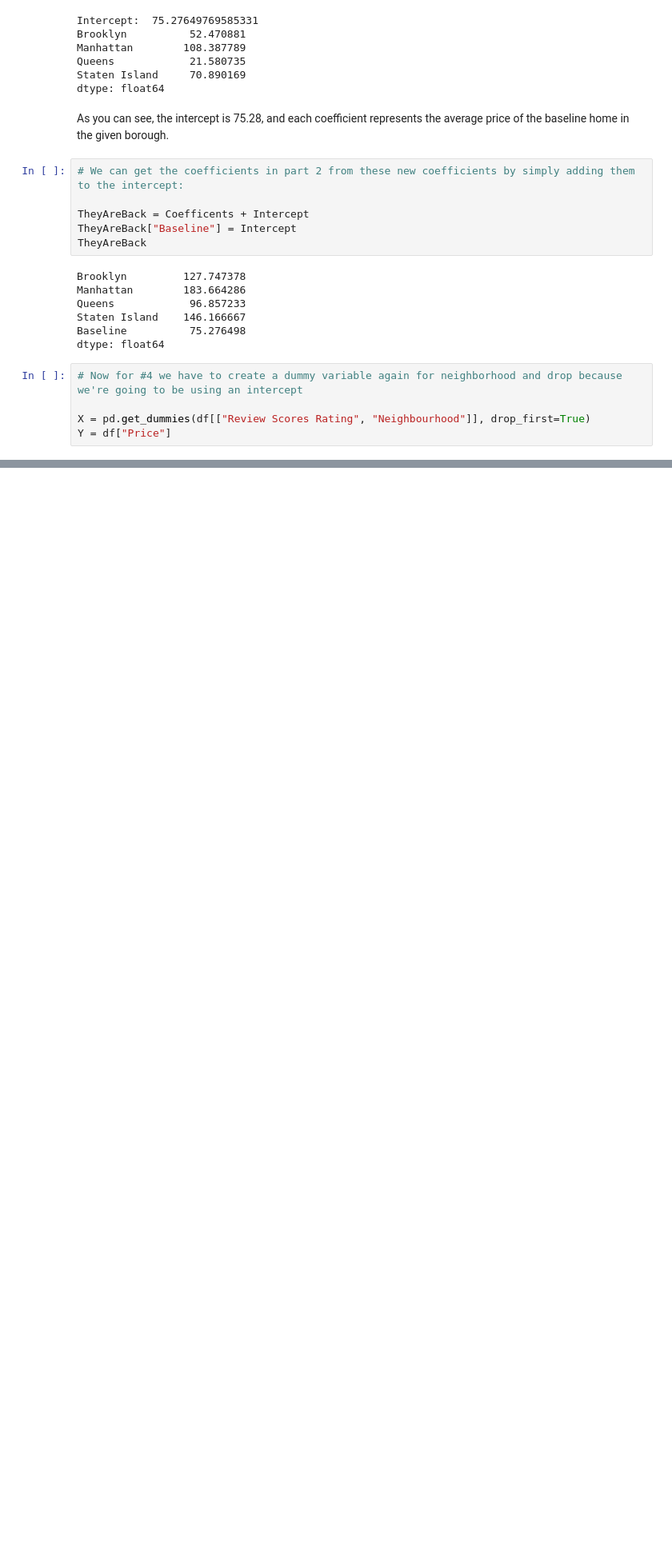
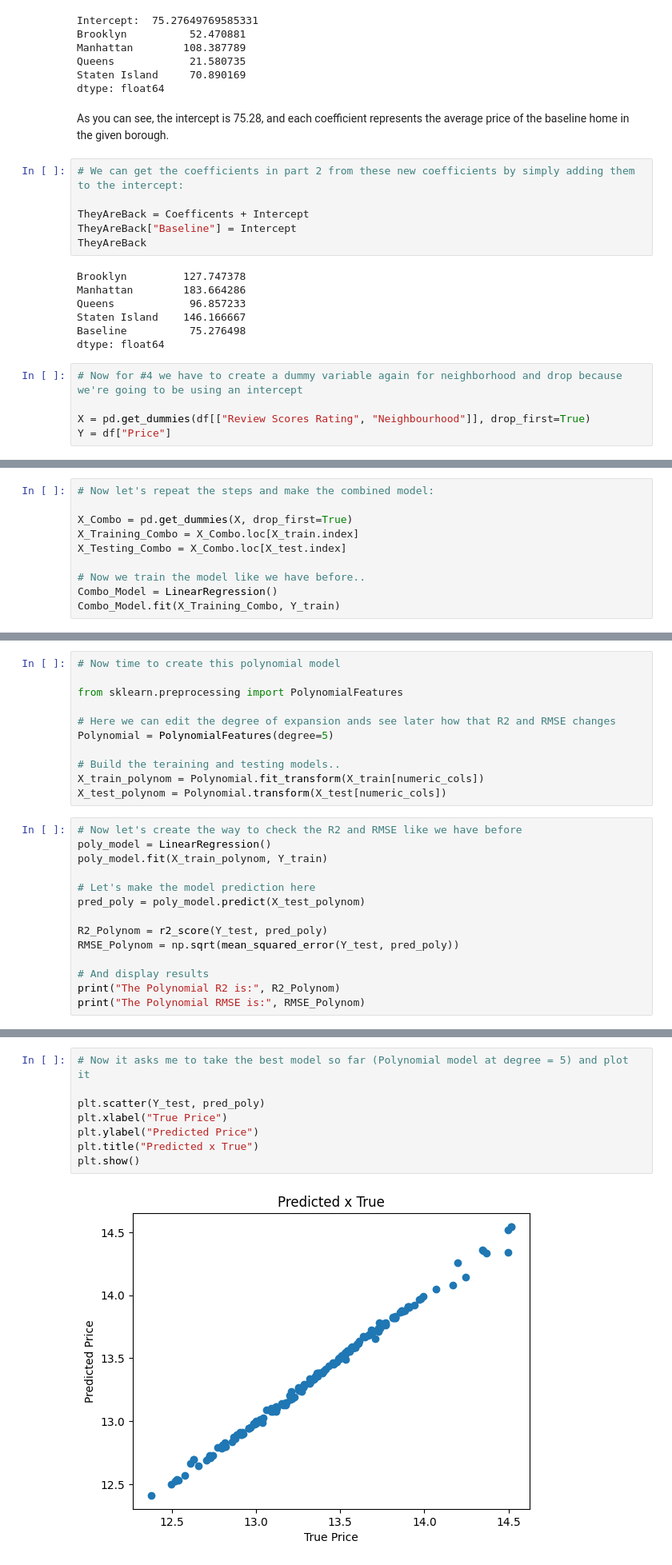
Before and after one commit to kylevogel/week_8, a Jupyter notebook: Lab4.ipynb, the cells around one changed output, grey strips where cells are left out. Shown at 80% size. Saved outputs shown, nothing was run; the diff lists cells and outputs as text; blank space fills up the shorter version.

```diff
--- a/Lab4.ipynb
+++ b/Lab4.ipynb
@@ -188,0 +464,10 @@ LinearRegression()
+# %%
+# Now let's repeat the steps and make the combined model:
+
+X_Combo = pd.get_dummies(X, drop_first=True)
+X_Training_Combo = X_Combo.loc[X_train.index]
+X_Testing_Combo = X_Combo.loc[X_test.index]
+
+# Now we train the model like we have before..
+Combo_Model = LinearRegression()
+Combo_Model.fit(X_Training_Combo, Y_train)
@@ -188,0 +491,25 @@ LinearRegression()
+# %%
+# Now time to create this polynomial model
+
+from sklearn.preprocessing import PolynomialFeatures
+
+# Here we can edit the degree of expansion ands see later how that R2 and RMSE changes
+Polynomial = PolynomialFeatures(degree=5)
+
+# Build the teraining and testing models..
+X_train_polynom = Polynomial.fit_transform(X_train[numeric_cols])
+X_test_polynom = Polynomial.transform(X_test[numeric_cols])
+# %%
+# Now let's create the way to check the R2 and RMSE like we have before
+poly_model = LinearRegression()
+poly_model.fit(X_train_polynom, Y_train)
+
+# Let's make the model prediction here
+pred_poly = poly_model.predict(X_test_polynom)
+
+R2_Polynom = r2_score(Y_test, pred_poly)
+RMSE_Polynom = np.sqrt(mean_squared_error(Y_test, pred_poly))
+
+# And display results
+print("The Polynomial R2 is:", R2_Polynom)
+print("The Polynomial RMSE is:", RMSE_Polynom)
@@ -188,0 +523,10 @@ LinearRegression()
+# %%
+# Now it asks me to take the best model so far (Polynomial model at degree = 5) and plot it
+
+plt.scatter(Y_test, pred_poly)
+plt.xlabel("True Price")
+plt.ylabel("Predicted Price")
+plt.title("Predicted x True")
+plt.show()
+# %% [output]
+[figure, added]
```
Also changed, not shown: parts of 47 cells of this notebook, 1 other file.
